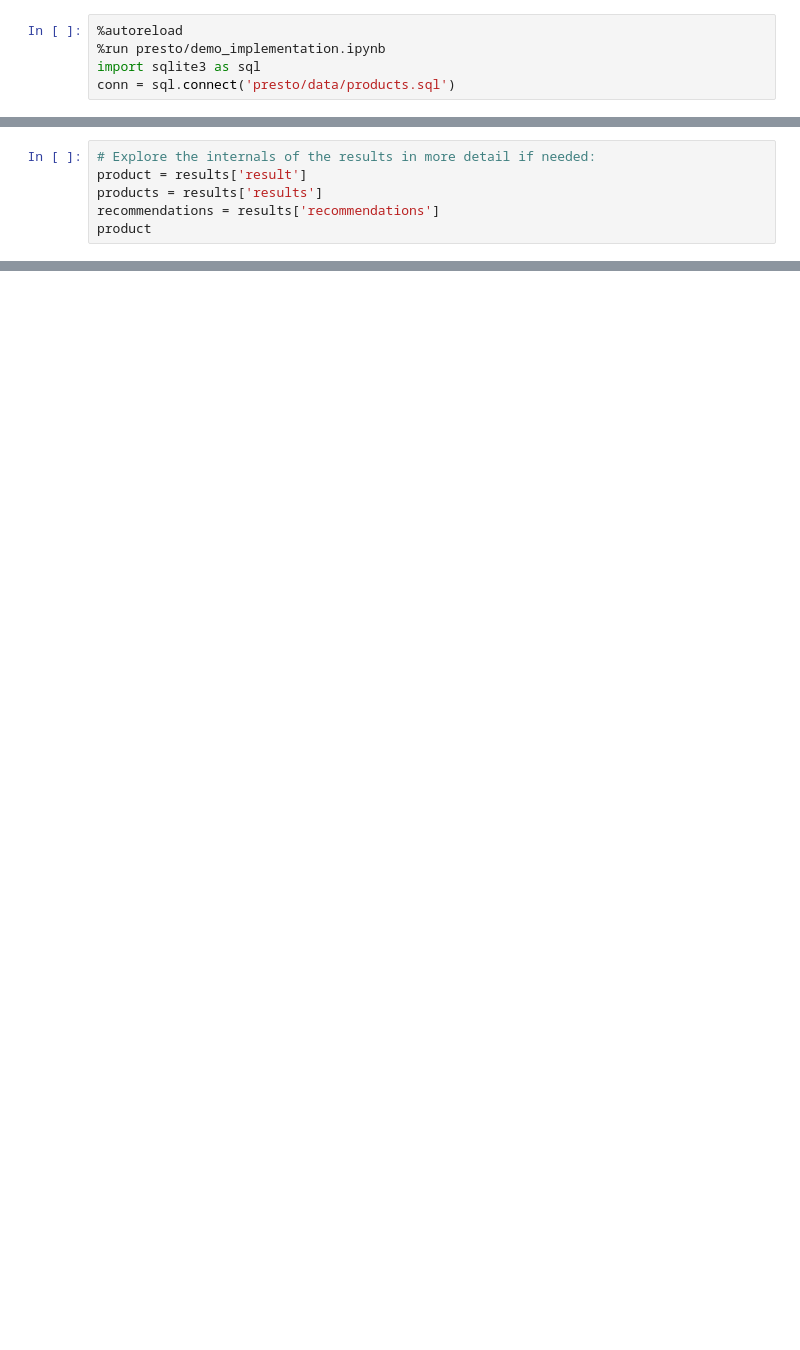
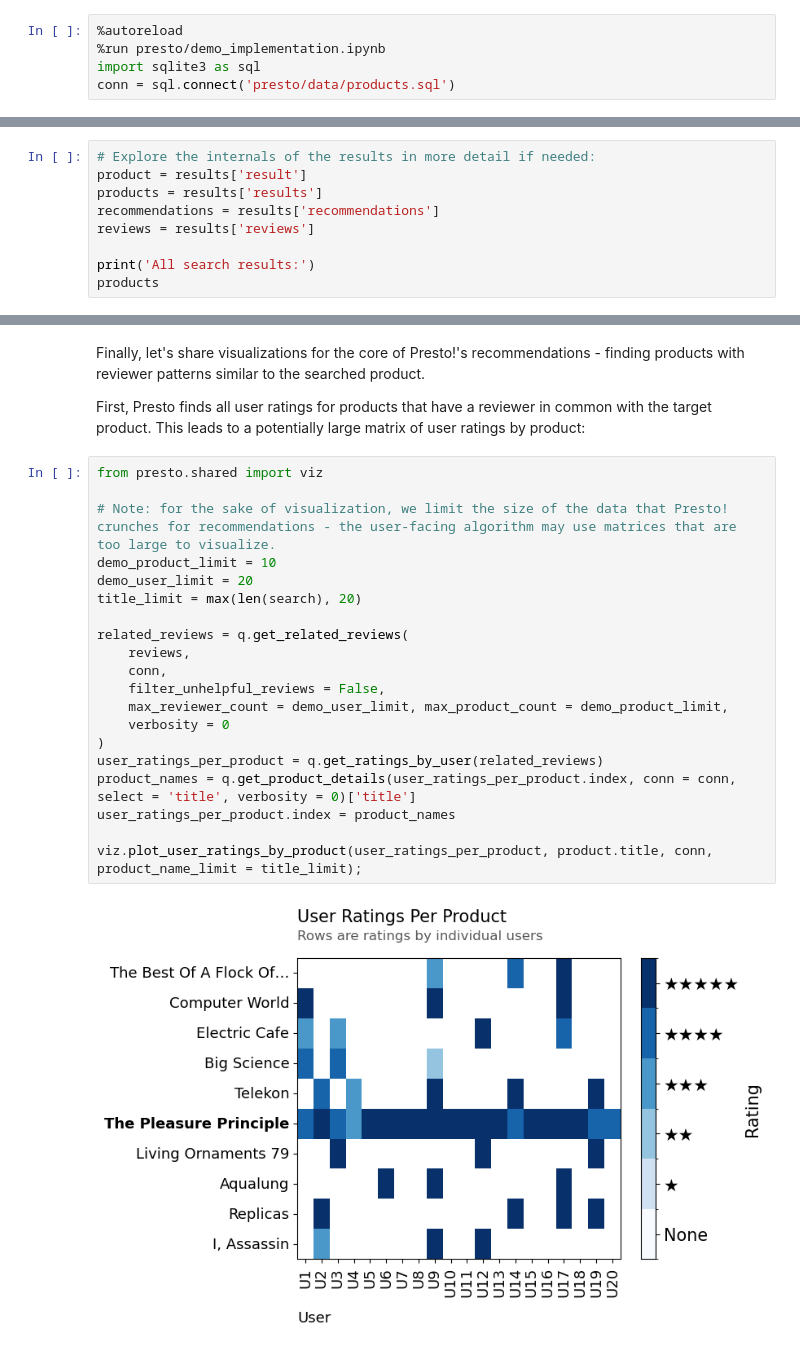
Before and after one commit to RolfHendriks/presto, a Jupyter notebook: demo.ipynb, the cells around one changed output, grey strips where cells are left out. Cells and saved outputs as stored; diff of their text form; blank space fills up the shorter version.

```diff
--- a/demo.ipynb
+++ b/demo.ipynb
@@ -52,5 +74,8 @@ Found The Pleasure Principle recommendations in 0.253 seconds
 product = results['result']
 products = results['results']
 recommendations = results['recommendations']
-product
+reviews = results['reviews']
+
+print('All search results:')
+products
 # %% [output]
@@ -90,0 +121,26 @@ recommendations
+# %% [markdown]
+Finally, let's share visualizations for the core of Presto!'s recommendations - finding products with reviewer patterns similar to the searched product.
+
+First, Presto finds all user ratings for products that have a reviewer in common with the target product. This leads to a potentially large matrix of user ratings by product:
+# %%
+from presto.shared import viz
+
+# Note: for the sake of visualization, we limit the size of the data that Presto! crunches for recommendations - the user-facing algorithm may use matrices that are too large to visualize.
+demo_product_limit = 10
+demo_user_limit = 20
+title_limit = max(len(search), 20)
+
+related_reviews = q.get_related_reviews(
+    reviews,
+    conn,
+    filter_unhelpful_reviews = False,
+    max_reviewer_count = demo_user_limit, max_product_count = demo_product_limit,
+    verbosity = 0
+)
+user_ratings_per_product = q.get_ratings_by_user(related_reviews)
+product_names = q.get_product_details(user_ratings_per_product.index, conn = conn, select = 'title', verbosity = 0)['title']
+user_ratings_per_product.index = product_names
+
+viz.plot_user_ratings_by_product(user_ratings_per_product, product.title, conn, product_name_limit = title_limit);
+# %% [output]
+[figure, added]
```
Also changed, not shown: parts of 12 cells of this notebook, 3 other files.
